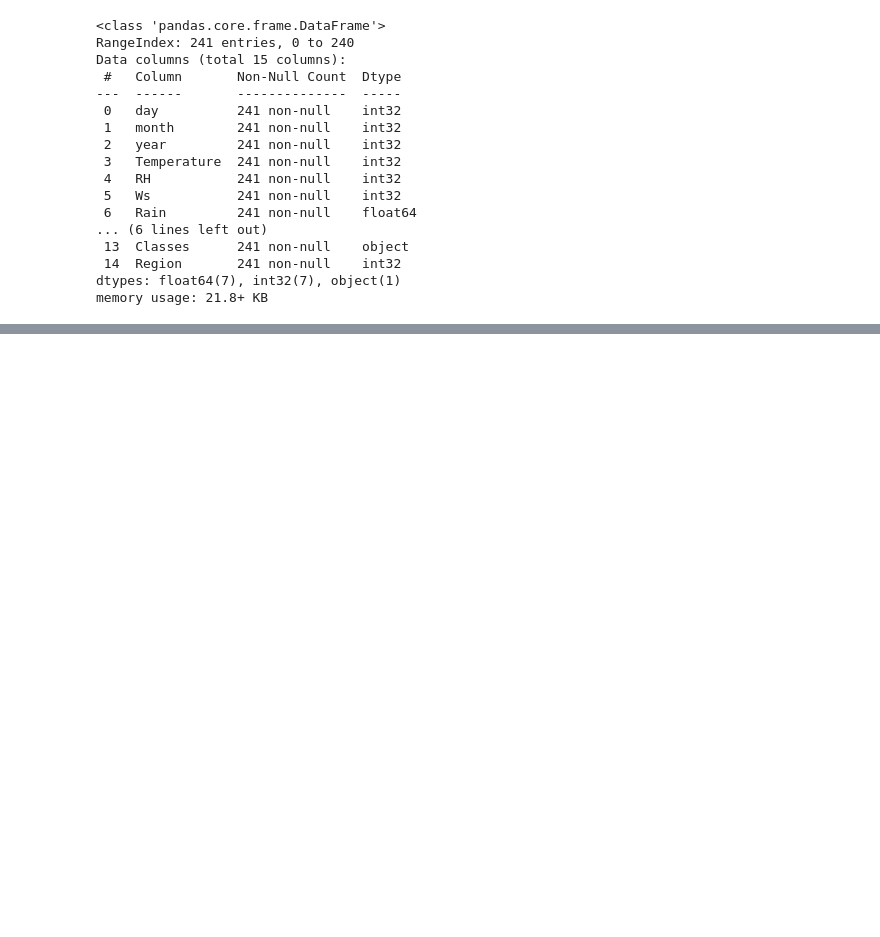
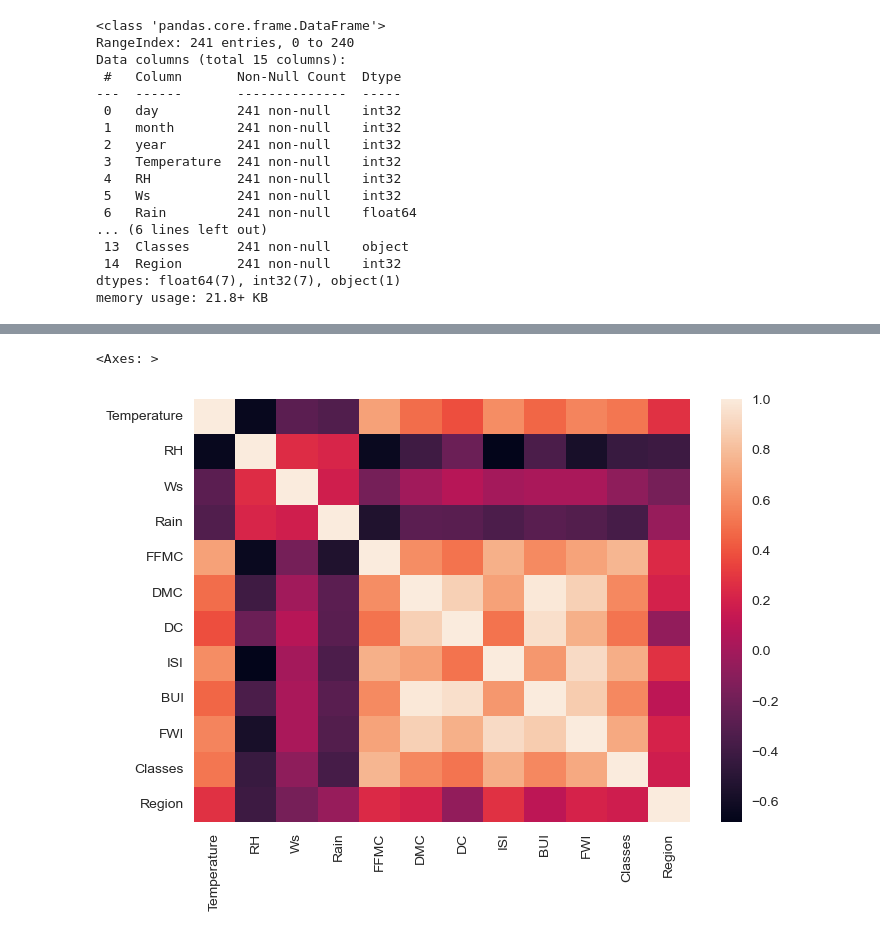
Before and after one commit to IbraheimTarek/machine-learining, a Jupyter notebook: Regression/Ridge Lasso Elastic/rle.ipynb, the cells around one changed output, grey strips where cells are left out. Saved outputs shown, nothing was run; the diff lists cells and outputs as text; code cells hidden in the pictures; blank space fills up the shorter version.

```diff
--- a/Regression/Ridge Lasso Elastic/rle.ipynb
+++ b/Regression/Ridge Lasso Elastic/rle.ipynb
@@ -188,0 +254,5 @@ df.describe()
+# %%
+sns.heatmap(df.corr())
+# %% [output]
+<Axes: >
+[figure, added]
```
Also changed, not shown: parts of 9 cells of this notebook, 1 other file.
